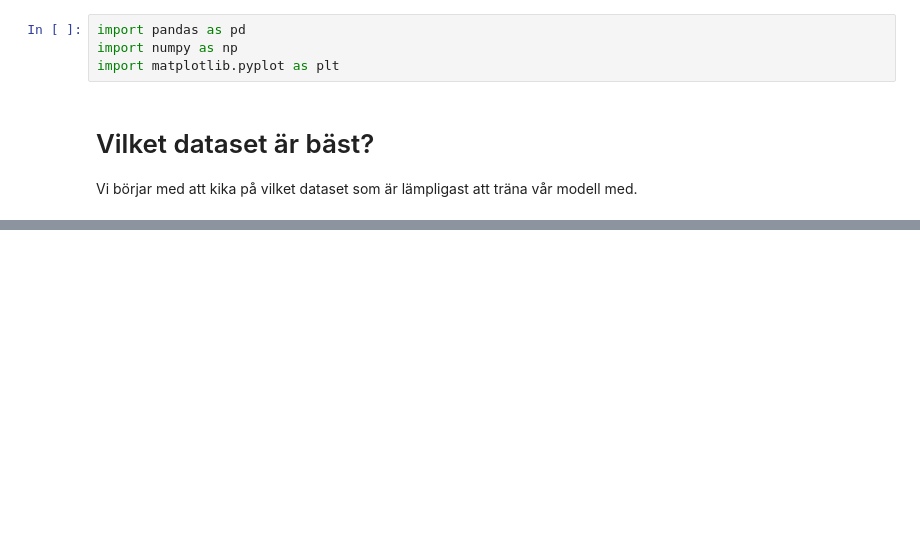
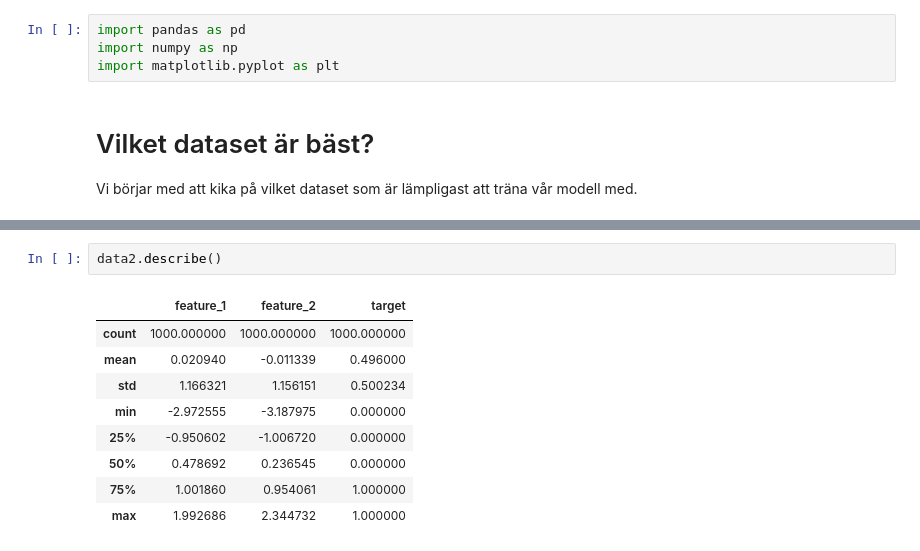
Before and after one commit to Zippy6666/SVM-Assignment, a Jupyter notebook: svm.ipynb, the cells around one changed output, grey strips where cells are left out. Saved outputs shown, nothing was run; the diff lists cells and outputs as text; blank space fills up the shorter version.

```diff
--- a/svm.ipynb
+++ b/svm.ipynb
@@ -21,0 +32,12 @@ plt_data( pd.read_csv("random_data_3.csv") )
+# %%
+data2.describe()
+# %% [output]
+|  | feature_1 | feature_2 | target |
+| count | 1000.000000 | 1000.000000 | 1000.000000 |
+| mean | 0.020940 | -0.011339 | 0.496000 |
+| std | 1.166321 | 1.156151 | 0.500234 |
+| min | -2.972555 | -3.187975 | 0.000000 |
+| 25% | -0.950602 | -1.006720 | 0.000000 |
+| 50% | 0.478692 | 0.236545 | 0.000000 |
+| 75% | 1.001860 | 0.954061 | 1.000000 |
+| max | 1.992686 | 2.344732 | 1.000000 |
```
Also changed, not shown: parts of 15 cells of this notebook, 1 other file.
